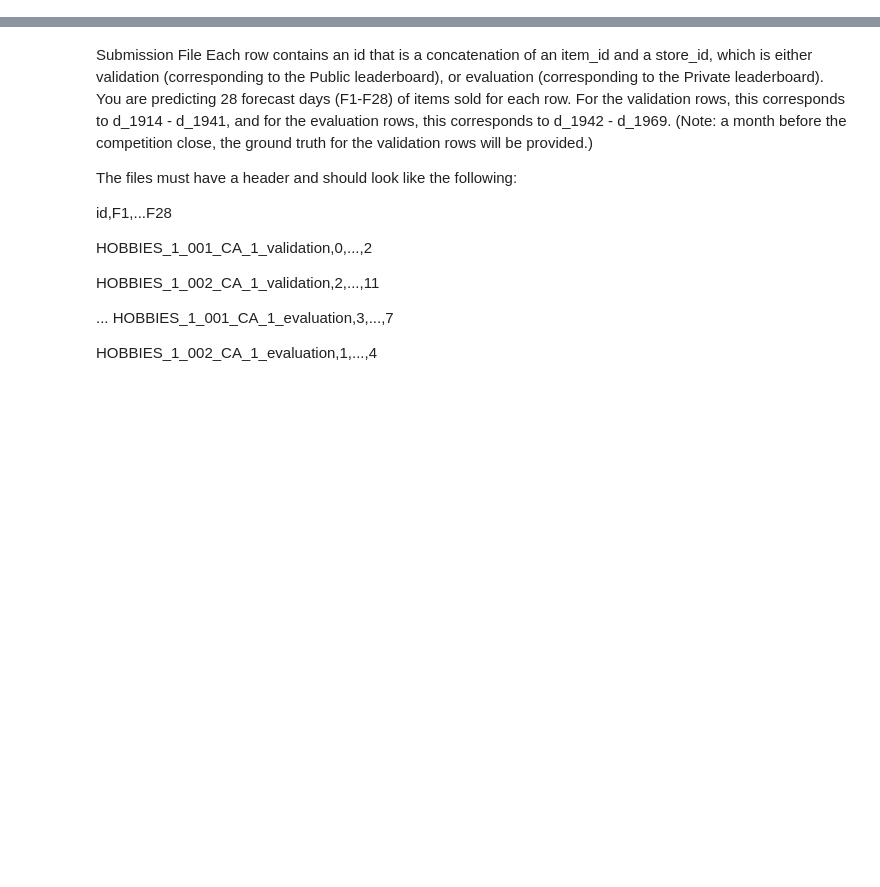
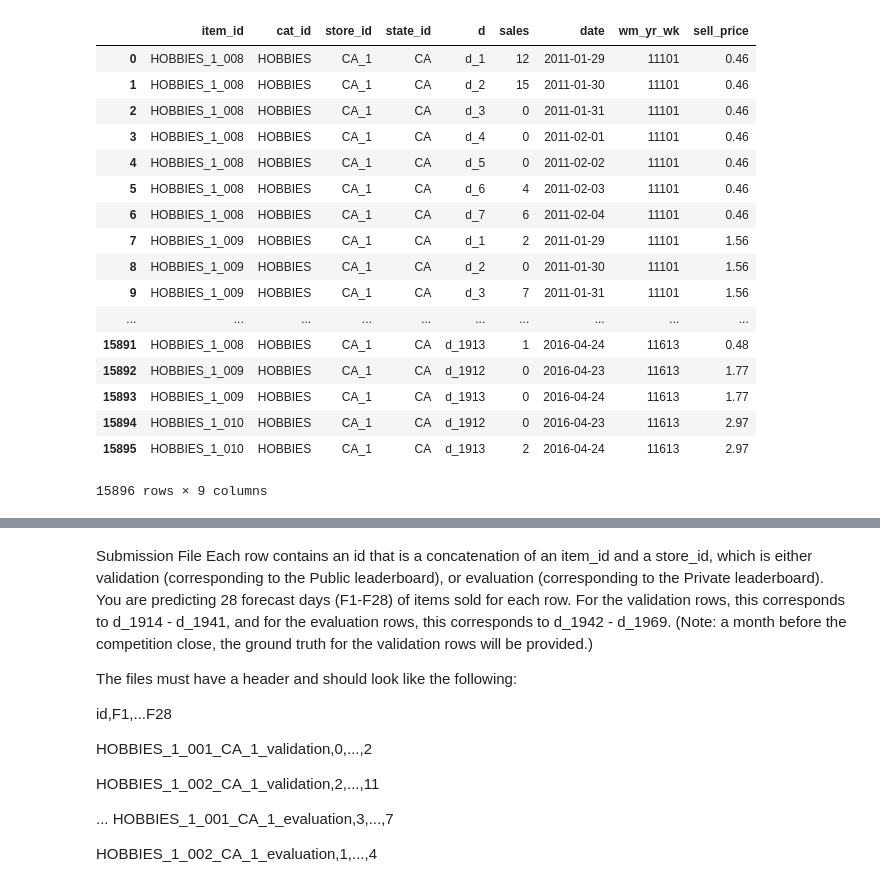
Before and after one commit to luisdomin5/m5-forecasting-accuracy, a Jupyter notebook: Simple_model.ipynb, the cells around one changed output, grey strips where cells are left out. Cells and saved outputs as stored; diff of their text form; code cells hidden in the pictures; blank space fills up the shorter version.

Commit message:
Test code for adding prices

```diff
--- a/Simple_model.ipynb
+++ b/Simple_model.ipynb
@@ -18,0 +23,29 @@ calander.head()
+# %%
+c = calander[['date','wm_yr_wk','d']]
+df_test = df[:10]
+features = ['item_id','cat_id','store_id','state_id','wday','month','year']
+cat = ['item_id','cat_id','store_id','state_id']
+numcols = [f"d_{day}" for day in range(1,1914)]
+df_test = pd.melt(df_test, id_vars=cat, value_vars = numcols, var_name='d',value_name='sales')
+df_test = df_test.merge(c, on='d').merge(sell_prices, on=['store_id','item_id','wm_yr_wk'])
+# %%
+df_test
+# %% [output]
+|  | item_id | cat_id | store_id | state_id | d | sales | date | wm_yr_wk | sell_price |
+| 0 | HOBBIES_1_008 | HOBBIES | CA_1 | CA | d_1 | 12 | 2011-01-29 | 11101 | 0.46 |
+| 1 | HOBBIES_1_008 | HOBBIES | CA_1 | CA | d_2 | 15 | 2011-01-30 | 11101 | 0.46 |
+| 2 | HOBBIES_1_008 | HOBBIES | CA_1 | CA | d_3 | 0 | 2011-01-31 | 11101 | 0.46 |
+| 3 | HOBBIES_1_008 | HOBBIES | CA_1 | CA | d_4 | 0 | 2011-02-01 | 11101 | 0.46 |
+| 4 | HOBBIES_1_008 | HOBBIES | CA_1 | CA | d_5 | 0 | 2011-02-02 | 11101 | 0.46 |
+| 5 | HOBBIES_1_008 | HOBBIES | CA_1 | CA | d_6 | 4 | 2011-02-03 | 11101 | 0.46 |
+| 6 | HOBBIES_1_008 | HOBBIES | CA_1 | CA | d_7 | 6 | 2011-02-04 | 11101 | 0.46 |
+| 7 | HOBBIES_1_009 | HOBBIES | CA_1 | CA | d_1 | 2 | 2011-01-29 | 11101 | 1.56 |
+| 8 | HOBBIES_1_009 | HOBBIES | CA_1 | CA | d_2 | 0 | 2011-01-30 | 11101 | 1.56 |
+| 9 | HOBBIES_1_009 | HOBBIES | CA_1 | CA | d_3 | 7 | 2011-01-31 | 11101 | 1.56 |
+| ... | ... | ... | ... | ... | ... | ... | ... | ... | ... |
+| 15891 | HOBBIES_1_008 | HOBBIES | CA_1 | CA | d_1913 | 1 | 2016-04-24 | 11613 | 0.48 |
+| 15892 | HOBBIES_1_009 | HOBBIES | CA_1 | CA | d_1912 | 0 | 2016-04-23 | 11613 | 1.77 |
+| 15893 | HOBBIES_1_009 | HOBBIES | CA_1 | CA | d_1913 | 0 | 2016-04-24 | 11613 | 1.77 |
+| 15894 | HOBBIES_1_010 | HOBBIES | CA_1 | CA | d_1912 | 0 | 2016-04-23 | 11613 | 2.97 |
+| 15895 | HOBBIES_1_010 | HOBBIES | CA_1 | CA | d_1913 | 2 | 2016-04-24 | 11613 | 2.97 |
+15896 rows × 9 columns
```
Also changed, not shown: parts of 6 cells of this notebook.
